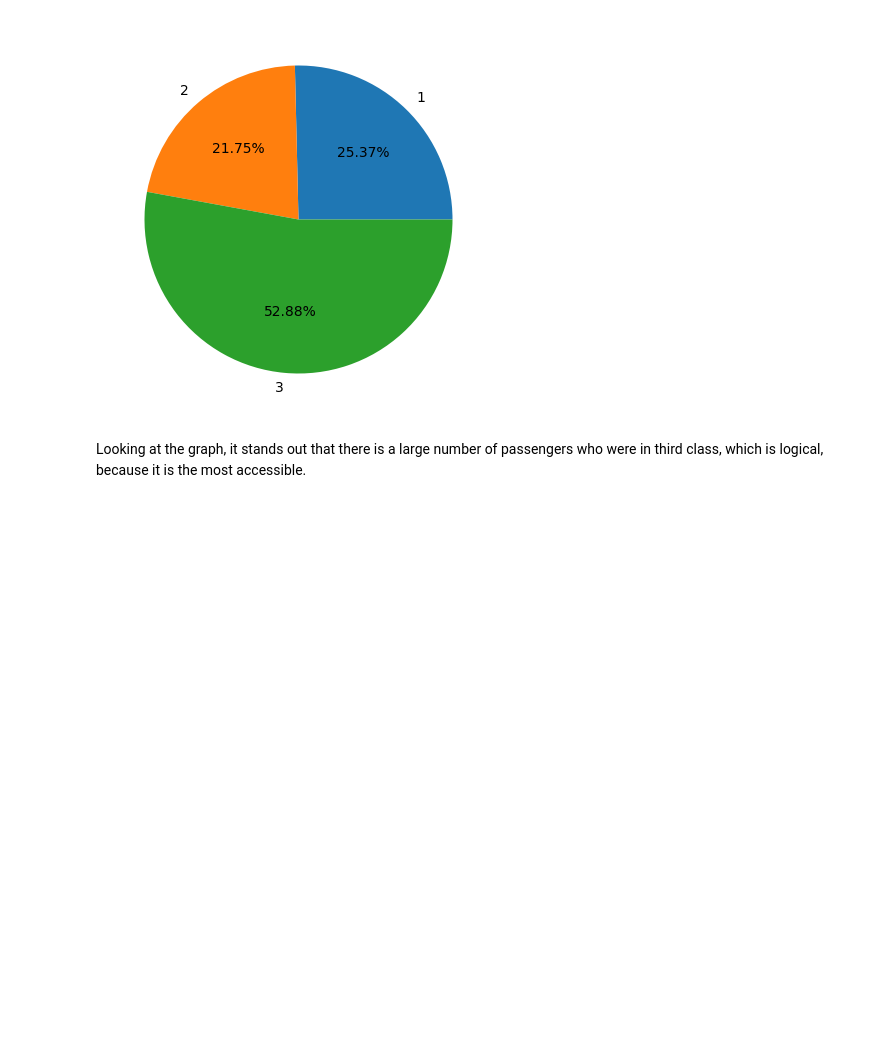
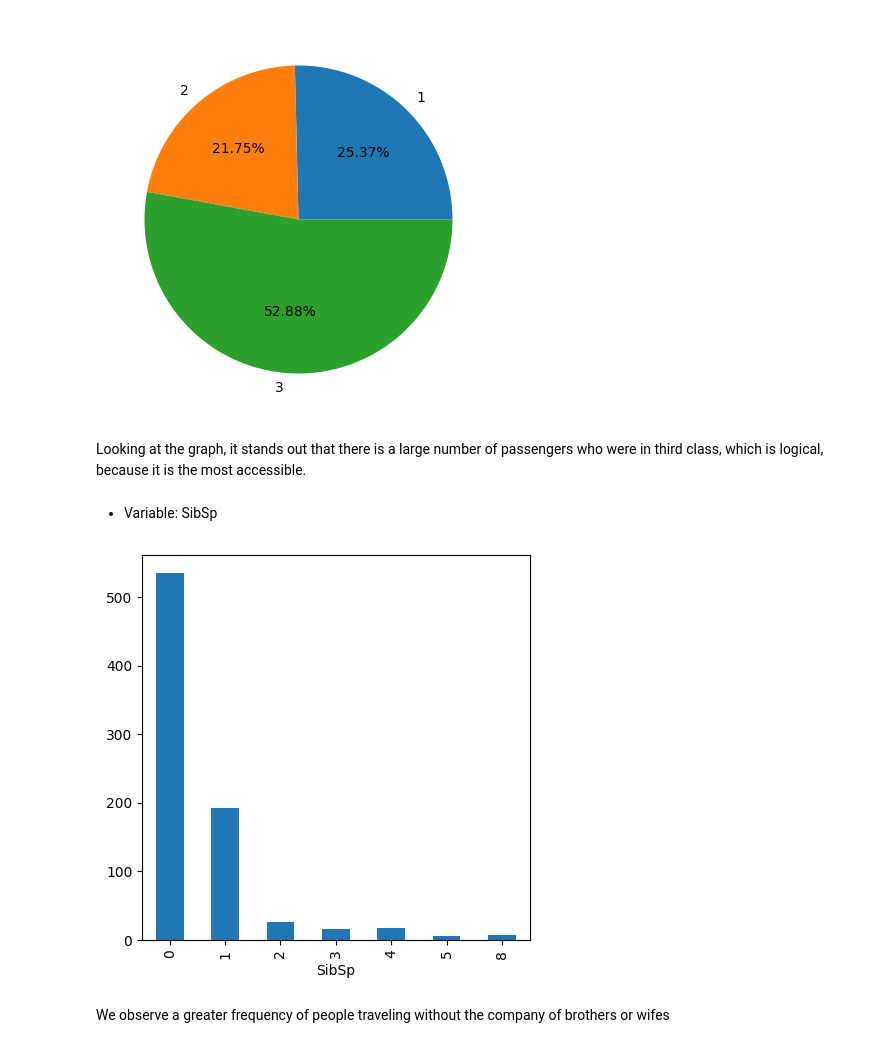
Before and after one commit to 987sebasBeller/Titanic-Survival-Prediction, a Jupyter notebook: EDA_&_prediction/data_analysis_and_prediction_fin.ipynb, the cells around one changed output. Saved outputs shown, nothing was run; the diff lists cells and outputs as text; code cells hidden in the pictures; blank space fills up the shorter version.

```diff
--- a/EDA_&_prediction/data_analysis_and_prediction_fin.ipynb
+++ b/EDA_&_prediction/data_analysis_and_prediction_fin.ipynb
@@ -115,3 +115,11 @@ show_pie_graph_of_a_variable(df_passengers,"Pclass")
 [figure]
 # %% [markdown]
 Looking at the graph, it stands out that there is a large number of passengers who were in third class, which is logical, because it is the most accessible.
+# %% [markdown]
+- Variable: SibSp
+# %%
+show_bar_chart_of_a_variable(df_passengers,"SibSp")
+# %% [output]
+[figure, added]
+# %% [markdown]
+We observe a greater frequency of people traveling without the company of brothers or wifes
```
